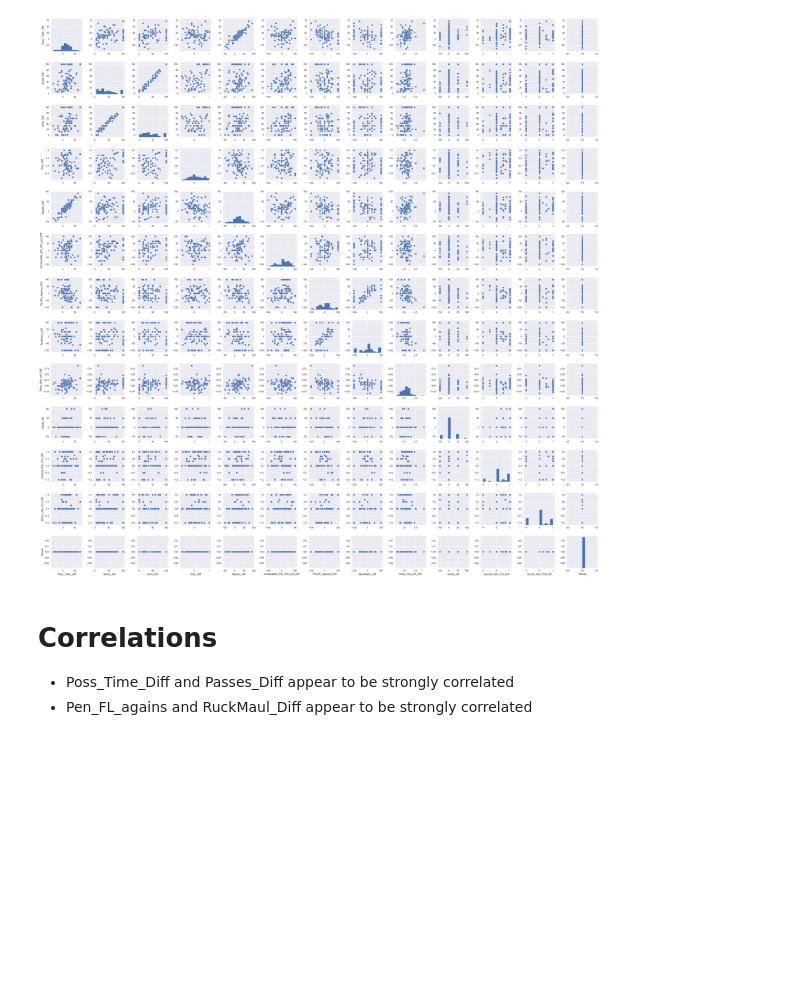
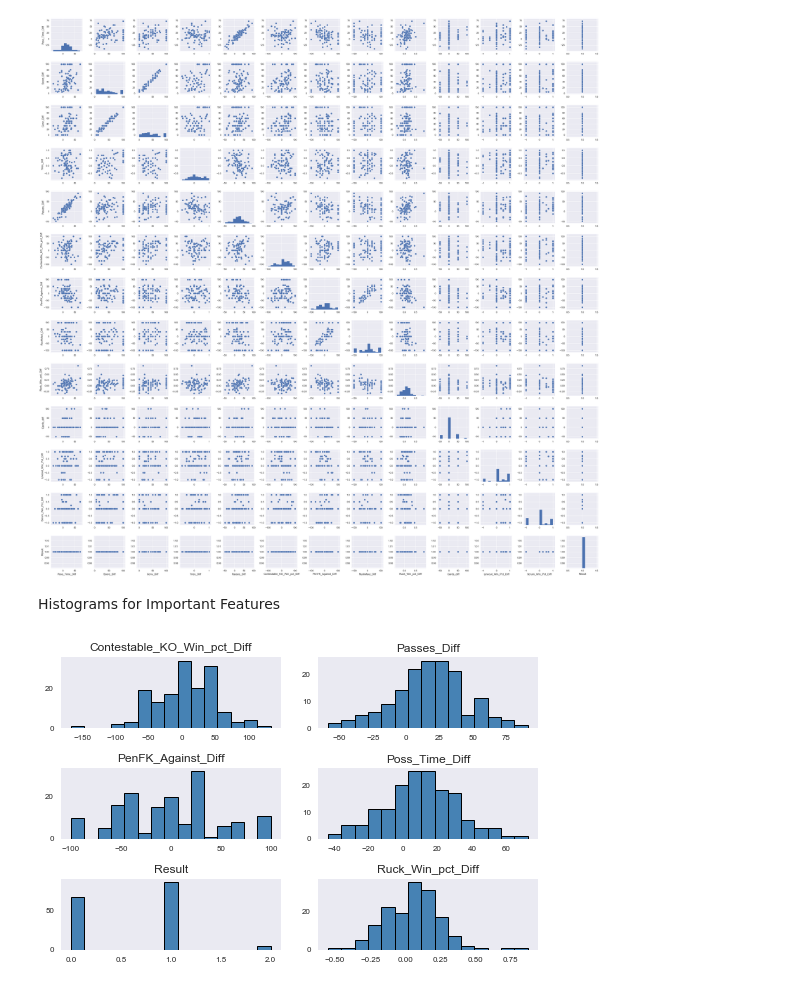
Before and after one commit to chudzikr/Springboard_Capstone1, a Jupyter notebook: code/EDA_diffdata.ipynb, the cells around one changed output. Drawn from its saved outputs; the diff is of its cells as text; code cells hidden in the pictures; blank space fills up the shorter version.

```diff
--- a/code/EDA_diffdata.ipynb
+++ b/code/EDA_diffdata.ipynb
@@ -426,6 +426,10 @@ sns.lmplot(data=usa_w_num, x='Poss_Time_Diff', y='Passes_Diff', legend=True, pal
 # %% [output]
 <seaborn.axisgrid.FacetGrid at 0x...>
 [figure]
+# %%
+#Look at a subset of most important features, as determined by a Random Forest model
+impt = df[['Poss_Time_Diff','Passes_Diff','Contestable_KO_Win_pct_Diff','PenFK_Against_Diff',
+             'Ruck_Win_pct_Diff', 'Result']]
 # %% [markdown]
 ## Visualize Relationships between Variables
 # %%
@@ -452,7 +460,11 @@ sns.pairplot(usa_w_num)
 plt.show()
 # %% [output]
 [figure]
-# %% [markdown]
-# Correlations
-* Poss_Time_Diff and Passes_Diff appear to be strongly correlated
-* Pen_FL_agains and RuckMaul_Diff appear to be strongly correlated
+# %% [markdown]
+Histograms for Important Features
+# %%
+impt.hist(bins=15, color='steelblue', edgecolor='black', linewidth=1.0,
+           xlabelsize=8, ylabelsize=8, grid=False)
+plt.tight_layout(rect=(0, 0, 1.2, 1.2))
+# %% [output]
+[figure, added]
```
Also changed, not shown: parts of 6 cells of this notebook.
